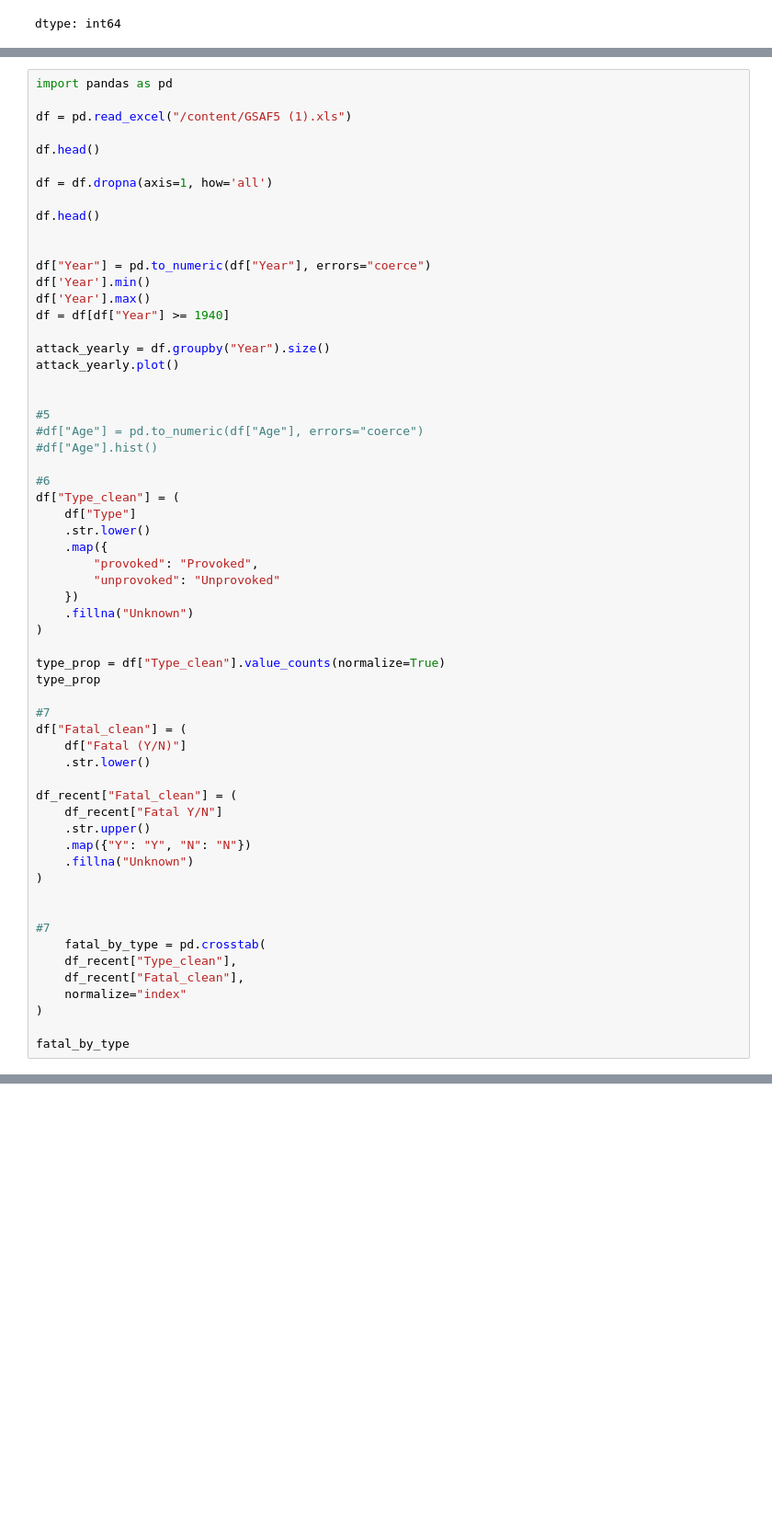
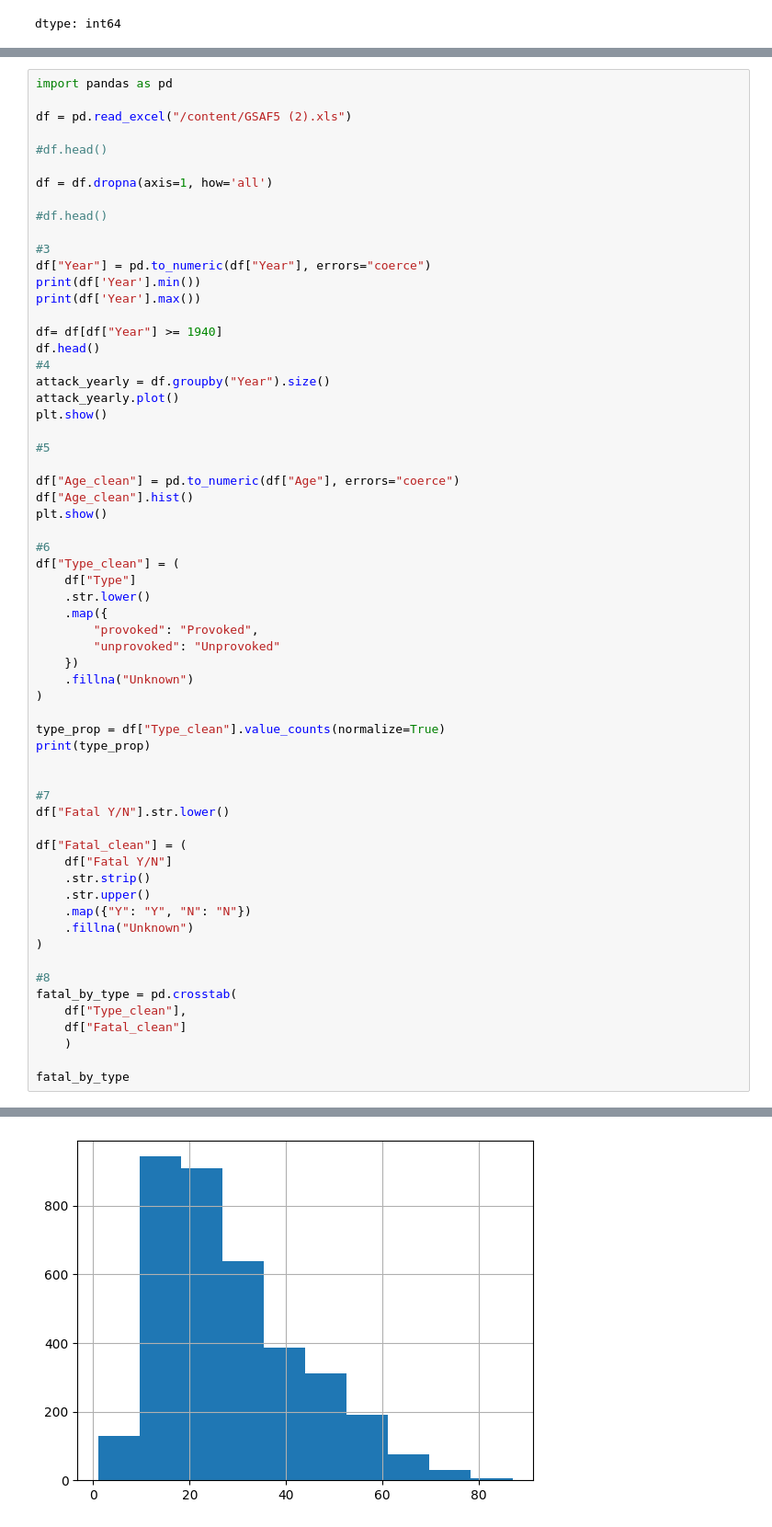
Before and after one commit to hershiaytoda/undergrad_ml_assignments, a Jupyter notebook: 01_assignment_wrangling_and_eda.ipynb, the cells around one changed output, grey strips where cells are left out. Shown at 92% size. Cells and saved outputs as stored; diff of their text form; blank space fills up the shorter version.

```diff
--- a/01_assignment_wrangling_and_eda.ipynb
+++ b/01_assignment_wrangling_and_eda.ipynb
@@ -162,27 +172,31 @@ dtype: int64
 # %%
 import pandas as pd
 
-df = pd.read_excel("/content/GSAF5 (1).xls")
+df = pd.read_excel("/content/GSAF5 (2).xls")
 
-df.head()
+#df.head()
 
 df = df.dropna(axis=1, how='all')
 
+#df.head()
+
+#3
+df["Year"] = pd.to_numeric(df["Year"], errors="coerce")
+print(df['Year'].min())
+print(df['Year'].max())
+
+df= df[df["Year"] >= 1940]
 df.head()
-
-
-df["Year"] = pd.to_numeric(df["Year"], errors="coerce")
-df['Year'].min()
-df['Year'].max()
-df = df[df["Year"] >= 1940]
-
+#4
 attack_yearly = df.groupby("Year").size()
 attack_yearly.plot()
-
+plt.show()
 
 #5
-#df["Age"] = pd.to_numeric(df["Age"], errors="coerce")
-#df["Age"].hist()
+
+df["Age_clean"] = pd.to_numeric(df["Age"], errors="coerce")
+df["Age_clean"].hist()
+plt.show()
 
 #6
 df["Type_clean"] = (
@@ -196,27 +210,25 @@ df["Type_clean"] = (
 )
 
 type_prop = df["Type_clean"].value_counts(normalize=True)
-type_prop
+print(type_prop)
+
 
 #7
+df["Fatal Y/N"].str.lower()
+
 df["Fatal_clean"] = (
-    df["Fatal (Y/N)"]
-    .str.lower()
-
-df_recent["Fatal_clean"] = (
-    df_recent["Fatal Y/N"]
+    df["Fatal Y/N"]
+    .str.strip()
     .str.upper()
     .map({"Y": "Y", "N": "N"})
     .fillna("Unknown")
 )
 
-
-#7
-    fatal_by_type = pd.crosstab(
-    df_recent["Type_clean"],
-    df_recent["Fatal_clean"],
-    normalize="index"
-)
+#8
+fatal_by_type = pd.crosstab(
+    df["Type_clean"],
+    df["Fatal_clean"]
+    )
 
 fatal_by_type
 # %% [output]
@@ -227 +237,2 @@ array(['Unprovoked', 'Provoked', 'Questionable', 'unprovoked',
 [figure]
+[figure, added]
```
Also changed, not shown: parts of 7 cells of this notebook.
